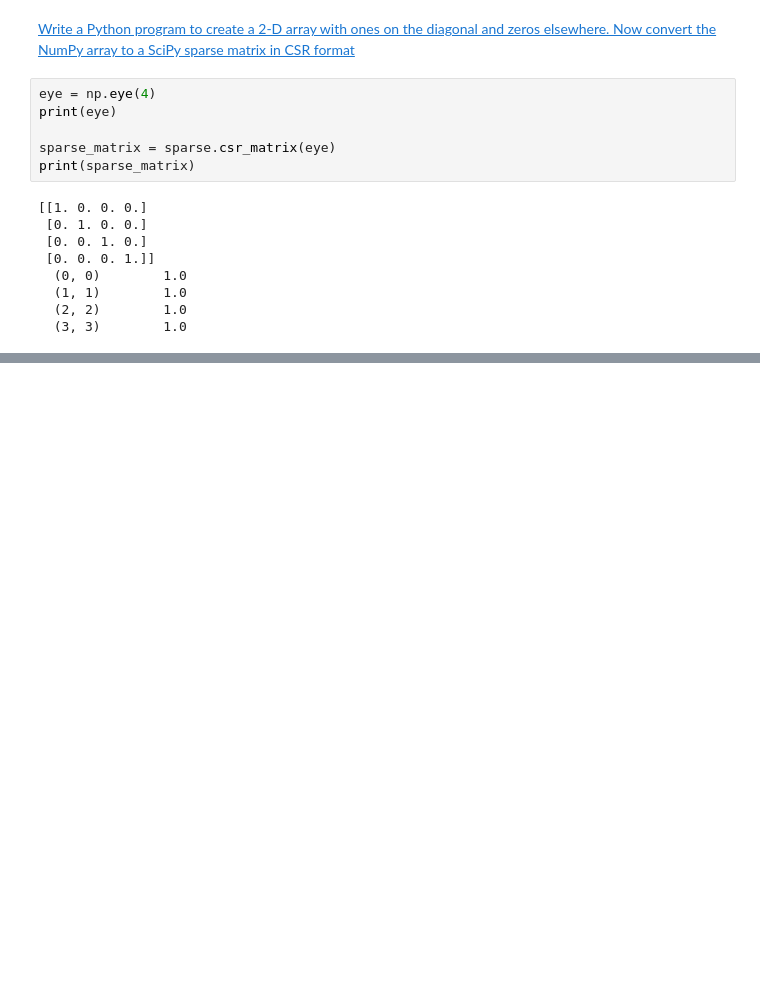
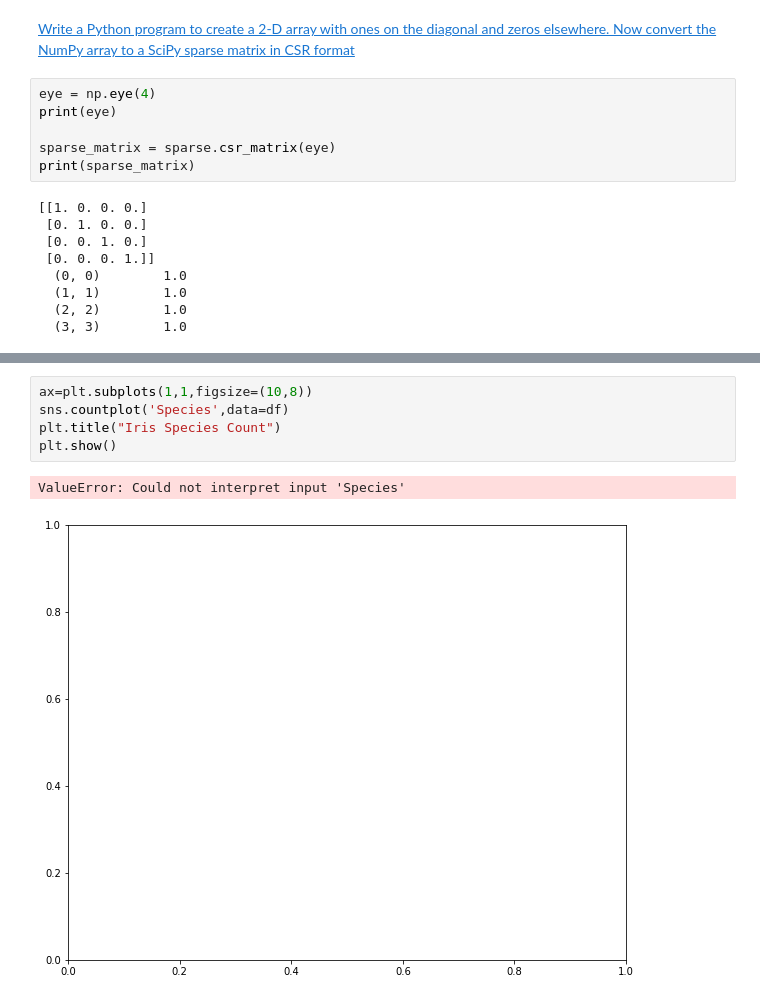
Before and after one commit to georginacyc/Internship, a Jupyter notebook: sklearn/sklearn.ipynb, the cells around one changed output, grey strips where cells are left out. Saved outputs shown, nothing was run; the diff lists cells and outputs as text; blank space fills up the shorter version.

```diff
--- a/sklearn/sklearn.ipynb
+++ b/sklearn/sklearn.ipynb
@@ -68,0 +108,8 @@ df.describe()
+# %%
+ax=plt.subplots(1,1,figsize=(10,8))
+sns.countplot('Species',data=df)
+plt.title("Iris Species Count")
+plt.show()
+# %% [output]
+ValueError: Could not interpret input 'Species'
+[figure, added]
```
Also changed, not shown: parts of 9 cells of this notebook, 2 other files.
